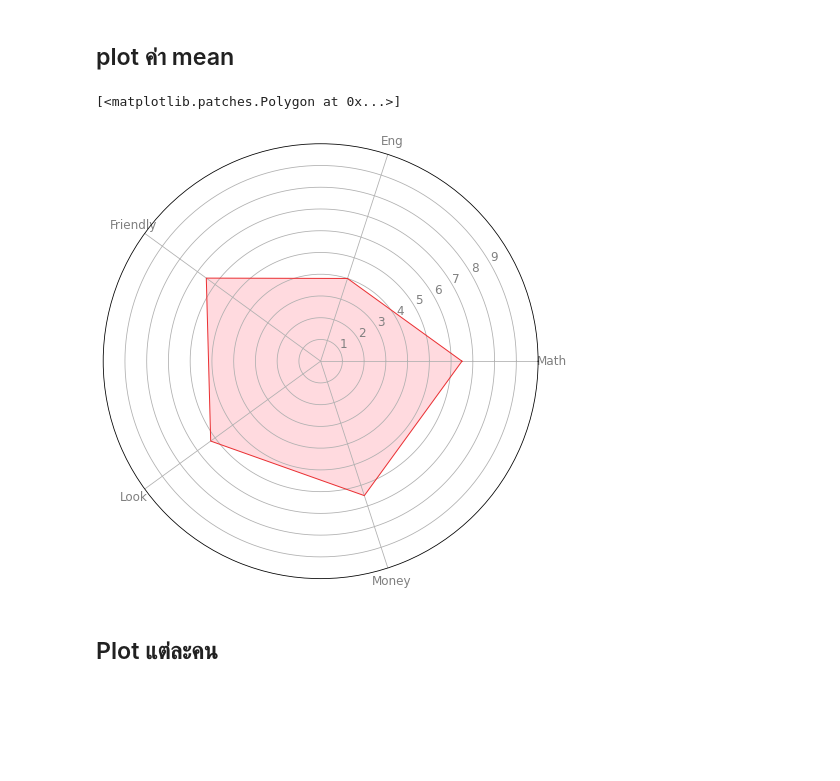
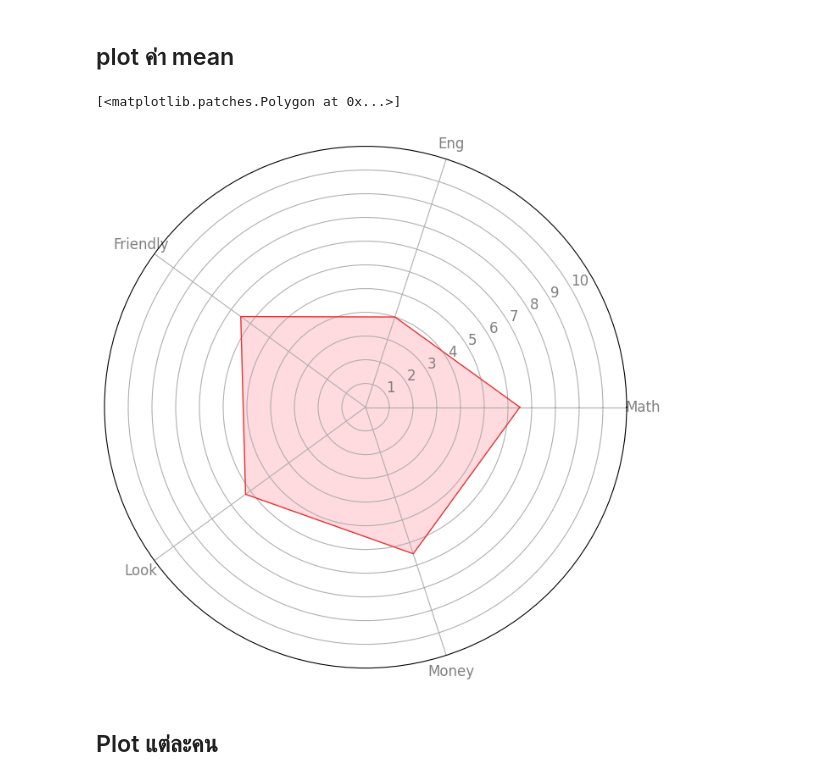
Before and after one commit to MOOwuttichai/python_dataviz2023, a Jupyter notebook: DataViz04_Data_Comparison.ipynb, the cells around one changed output. Cells and saved outputs as stored; diff of their text form; code cells hidden in the pictures; blank space fills up the shorter version.

```diff
--- a/DataViz04_Data_Comparison.ipynb
+++ b/DataViz04_Data_Comparison.ipynb
@@ -561,19 +569,19 @@ angles += angles[:1]
 # %%
 fig, ax = plt.subplots(nrows=1, ncols=1, figsize=(8, 8),
                        subplot_kw=dict(polar=True))
 
 plt.xticks(angles[:-1], categories, color='grey', size=12)
-plt.yticks(np.arange(1, 10), ['1', '2', '3', '4', '5','6','7','8','9','10'],
+plt.yticks(np.arange(1, 11), ['1', '2', '3', '4', '5','6','7','8','9','10'],
            color='grey', size=12)
 
-plt.ylim(0, 10)
+plt.ylim(0, 11)
 ax.set_rlabel_position(30)
 
 ax.plot(angles, values, linewidth=1, linestyle='solid' , color = '#ea3033') #เส้นกราฟ
 ax.fill(angles, values, 'lightpink', alpha=0.5) #พื้นที่
 # %% [output]
 [<matplotlib.patches.Polygon at 0x...>]
-[figure, old version]
+[figure, new version]
 # %% [markdown]
 ## Plot แต่ละคน
 # %%
```
Also changed, not shown: parts of 20 cells of this notebook.
